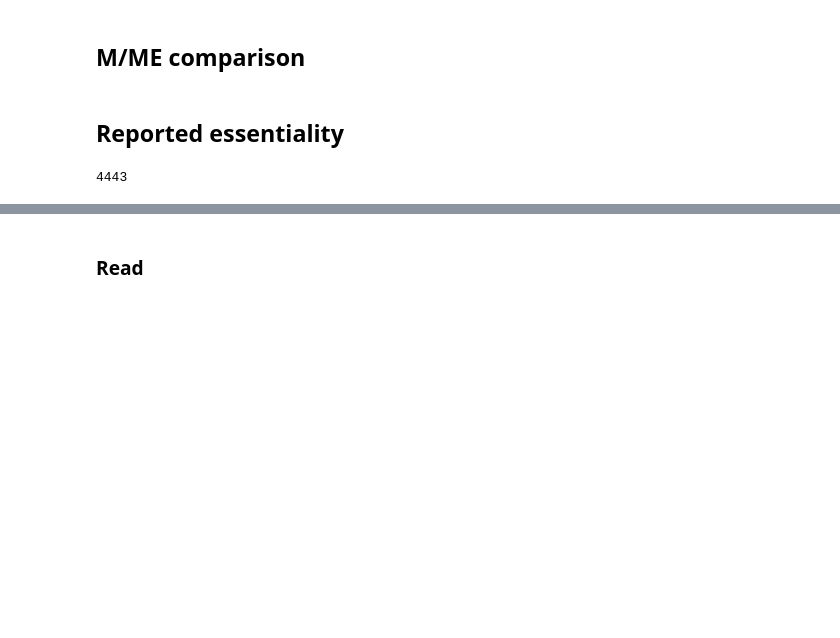
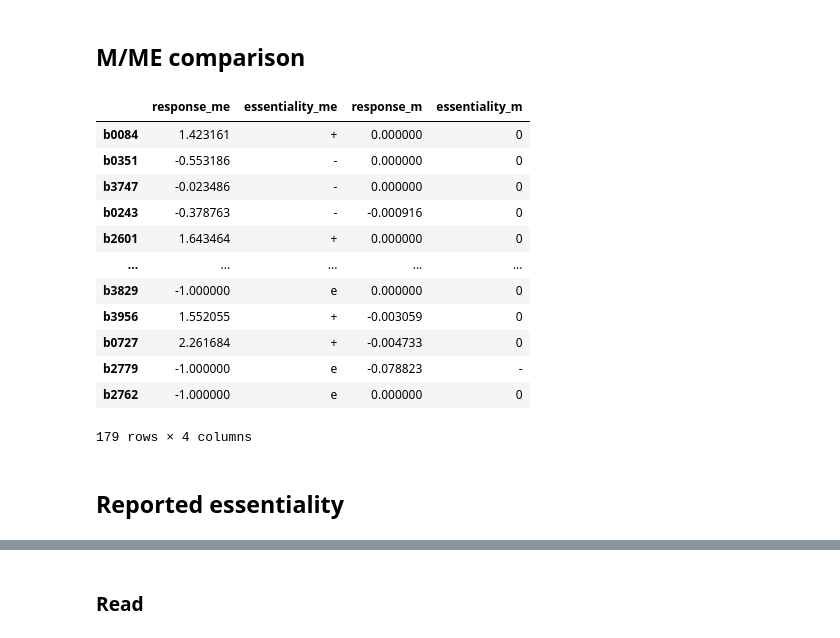
Before and after one commit to jdtibochab/bacillusme, a Jupyter notebook: bacillusme/analysis/gene_essentiality.ipynb, the cells around one changed output, grey strips where cells are left out. Cells and saved outputs as stored; diff of their text form; code cells hidden in the pictures; blank space fills up the shorter version.

```diff
--- a/bacillusme/analysis/gene_essentiality.ipynb
+++ b/bacillusme/analysis/gene_essentiality.ipynb
@@ -83,0 +105,13 @@ flux_responses_me.to_csv('essentiality/essentiality_raw_me_results.csv')
+# %%
+# Read
+flux_responses_m = pd.read_csv('essentiality/essentiality_raw_results.csv',index_col=0)
+flux_responses_me = pd.read_csv('essentiality/essentiality_raw_me_results.csv',index_col=0)
+
+flux_responses_m_eco = pd.read_csv('essentiality/essentiality_raw_results_eco.csv',index_col=0)
+flux_responses_me_eco = pd.read_csv('essentiality/essentiality_raw_me_results_eco.csv',index_col=0)
+# %%
+essentiality_df_m,_ = es.gene_essentiality(bsub,genes,'m',flux_responses=flux_responses_m)
+essentiality_df_me,_ = es.gene_essentiality(me,genes,'me',flux_responses=flux_responses_me)
+
+essentiality_df_m_eco,_ = es.gene_essentiality(eco,genes_eco,'m',flux_responses=flux_responses_m_eco)
+essentiality_df_me_eco,_ = es.gene_essentiality(ecome,genes_eco,'me',flux_responses=flux_responses_me_eco)
@@ -85,11 +124,28 @@ flux_responses_me.to_csv('essentiality/essentiality_raw_me_results.csv')
 ### Combine results
 # %%
 essentiality_df = essentiality_df_me.join(essentiality_df_m,lsuffix='_me',rsuffix='_m')
+essentiality_df_eco = essentiality_df_me_eco.join(essentiality_df_m_eco,lsuffix='_me',rsuffix='_m')
 # %% [markdown]
 ## M/ME comparison
 # %%
 difference_df = essentiality_df[essentiality_df.essentiality_m != essentiality_df.essentiality_me].dropna()
-difference_df
+difference_df_eco = essentiality_df_eco[essentiality_df_eco.essentiality_m != essentiality_df_eco.essentiality_me].dropna()
+# %%
+difference_df_eco
+# %% [output]
+|  | response_me | essentiality_me | response_m | essentiality_m |
+| b0084 | 1.423161 | + | 0.000000 | 0 |
+| b0351 | -0.553186 | - | 0.000000 | 0 |
+| b3747 | -0.023486 | - | 0.000000 | 0 |
+| b0243 | -0.378763 | - | -0.000916 | 0 |
+| b2601 | 1.643464 | + | 0.000000 | 0 |
+| ... | ... | ... | ... | ... |
+| b3829 | -1.000000 | e | 0.000000 | 0 |
+| b3956 | 1.552055 | + | -0.003059 | 0 |
+| b0727 | 2.261684 | + | -0.004733 | 0 |
+| b2779 | -1.000000 | e | -0.078823 | - |
+| b2762 | -1.000000 | e | 0.000000 | 0 |
+179 rows × 4 columns
 # %% [markdown]
 ## Reported essentiality
 # %%
@@ -98,11 +155,10 @@ essential_genes = pd.read_csv('./essentiality/subtiwiki_essential.txt',index_col
 # %%
-from Bio import SeqIO
-gb_file = SeqIO.read("../building_data/NC_000964.gb", 'gb')
-gene_count = 0
-for feature in gb_file.features:
-    if feature.type not in {'CDS', 'rRNA','tRNA', 'ncRNA'}:
-        continue
-    gene_count += 1
-print(gene_count)
+def get_gene_count(me):
+    from Bio import SeqIO
+    gb_file = SeqIO.read("../building_data/NC_000964.gb", 'gb')
+    gene_count = 0
+    for feature in gb_file.features:
+        if feature.type not in {'CDS', 'rRNA','tRNA', 'ncRNA'}:
+            continue
+        gene_count += 1
+    return gene_count
-# %% [output]
-4443
```
Also changed, not shown: parts of 28 cells of this notebook, 33 other files.
